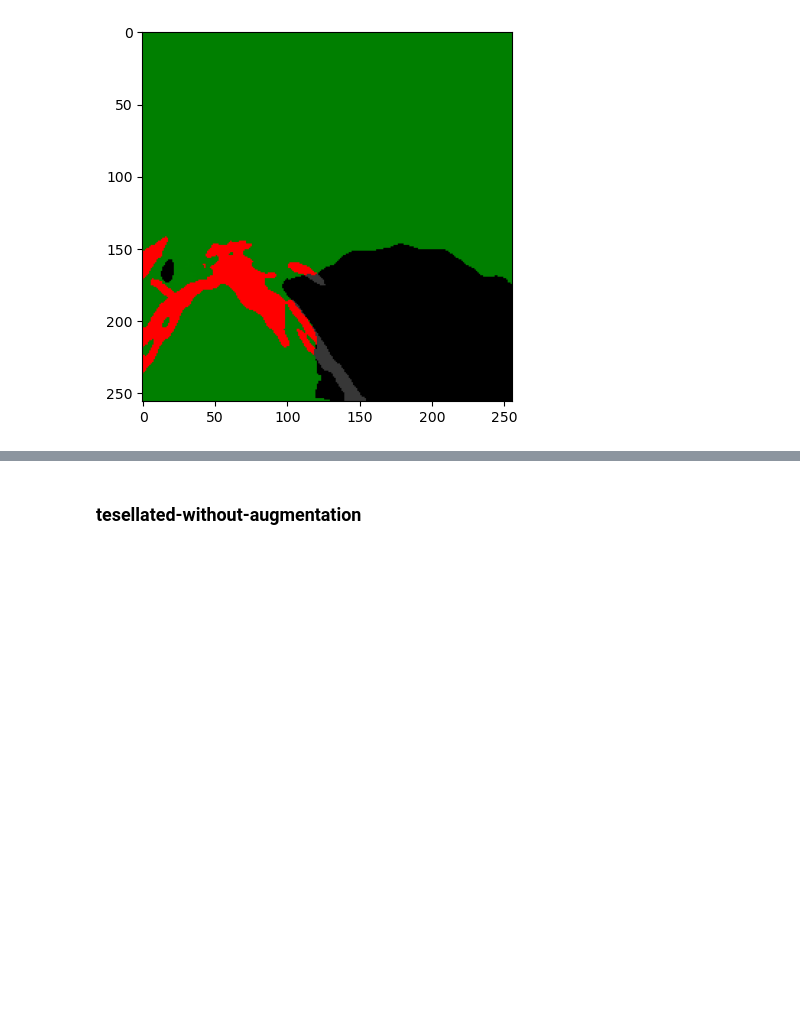
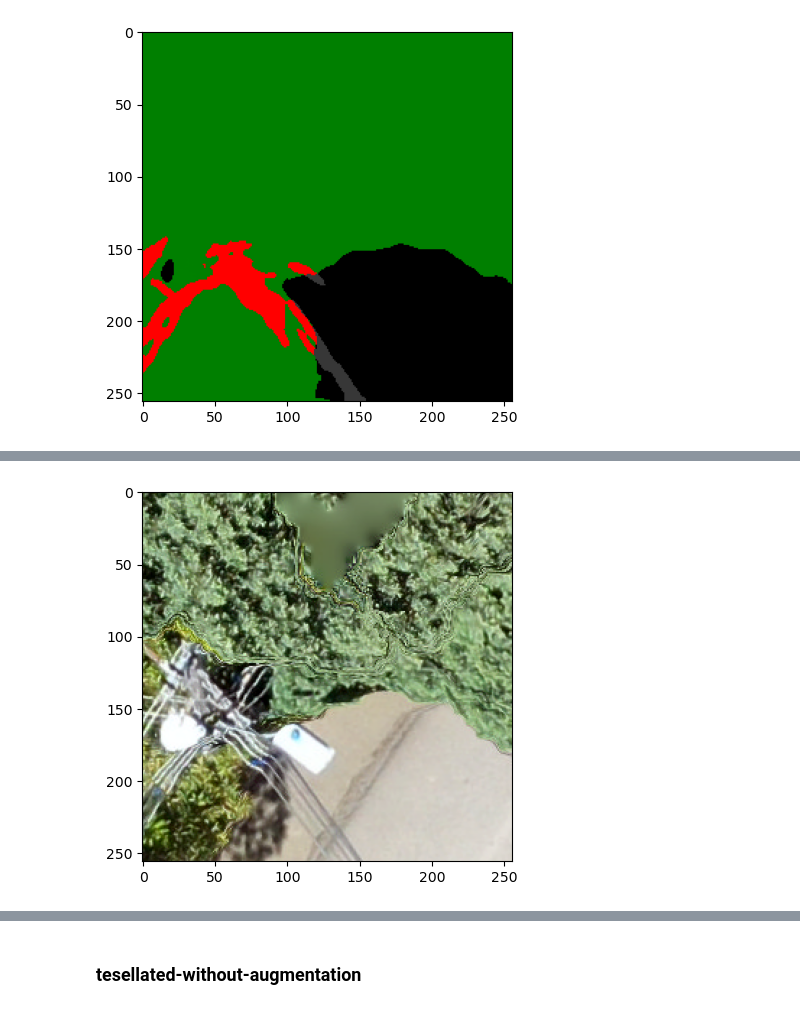
Before and after one commit to macanoso/GeoAI, a Jupyter notebook: separated-nn.ipynb, the cells around one changed output, grey strips where cells are left out. Saved outputs shown, nothing was run; the diff lists cells and outputs as text; code cells hidden in the pictures; blank space fills up the shorter version.

Commit message:
Kaggle Notebook | separated_nn | Version 25

```diff
--- a/separated-nn.ipynb
+++ b/separated-nn.ipynb
@@ -678,0 +1333,11 @@ plt.show()
+# %%
+models_dict = {'DeepLab': DeeplabV3Plus(image_size)}
+loss_dict = {'tversky': tversky_loss_fn}
+path = '/kaggle/input/tesellated-with-geometric-augmentation/TESELLATED_WITH_GEOMETRIC_AUGMENTATION'
+loss = LossFunctions.tversky_loss
+epochs = 15
+batch_size = 8
+
+for model_name, model in models_dict.items():
+    for loss_name, loss in loss_dict.items():
+            run_models(path,model, loss, epochs, batch_size)
@@ -678,0 +1364,14 @@ plt.show()
+# %%
+from keras.models import Sequential, load_model
+
+
+dataset_name = 'TESELLATED_WITH_GEOMETRIC_AUGMENTATION'
+model_name = 'DeepLab'
+loss_name = 'tversky'
+
+# Load model with registered custom objects
+model_veg = tf.keras.models.load_model(f'/kaggle/working/models/{dataset_name}_{model_name}_{loss_name}_veg.h5', custom_objects=custom_objects)
+model_power = tf.keras.models.load_model(f'/kaggle/working/models/{dataset_name}_{model_name}_{loss_name}_power.h5', custom_objects=custom_objects)
+
+train_batches_veg, validation_batches_veg, test_batches_veg = dataset_creation(path, class_train = 'vegetation', batch_size = 8)
+train_batches_power, validation_batches_power, test_batches_power = dataset_creation(path, class_train = 'powerline', batch_size = 8)
@@ -678,0 +1428,16 @@ plt.show()
+# %%
+import tensorflow as tf
+import cv2
+import numpy as np
+
+# Cargar los pesos pre-entrenados de las dos redes neuronales
+#model_vegetacion = tf.keras.models.load_model("modelo_vegetacion.h5")
+#model_linea_electrica = tf.keras.models.load_model("modelo_linea_electrica.h5")
+
+for image, mask in test_batches_veg.skip(5).take(1):
+
+    # Realizar la segmentación semántica para obtener las dos máscaras
+    mask_vegetacion = model_veg.predict(image)
+    mask_vegetacion = create_mask(mask_vegetacion, threshold=0.25)
+    mask_linea_electrica = model_power.predict(image)
+    mask_linea_electrica = create_mask(mask_linea_electrica, threshold=0.25)
@@ -678,0 +1452,5 @@ plt.show()
+# %%
+plt.imshow(image[0])
+plt.show()
+# %% [output]
+[figure, added]
```
Also changed, not shown: parts of 118 cells of this notebook.
